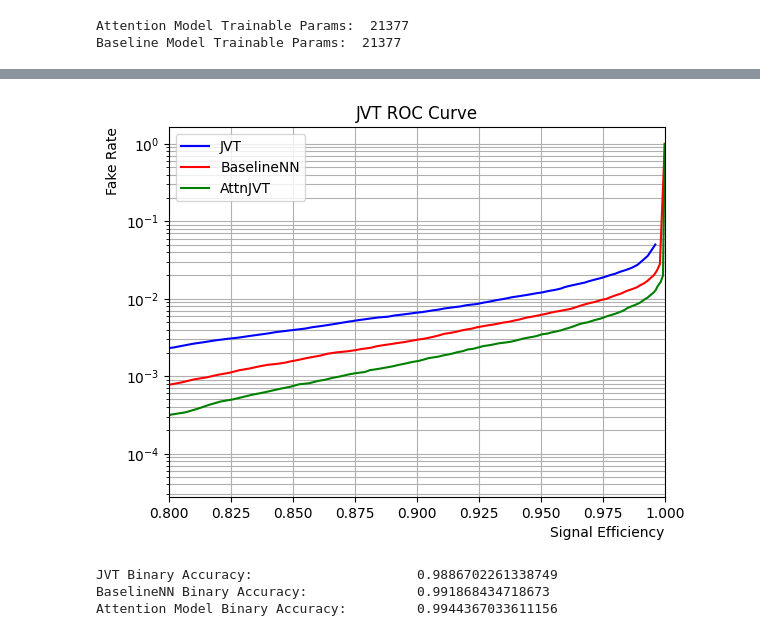
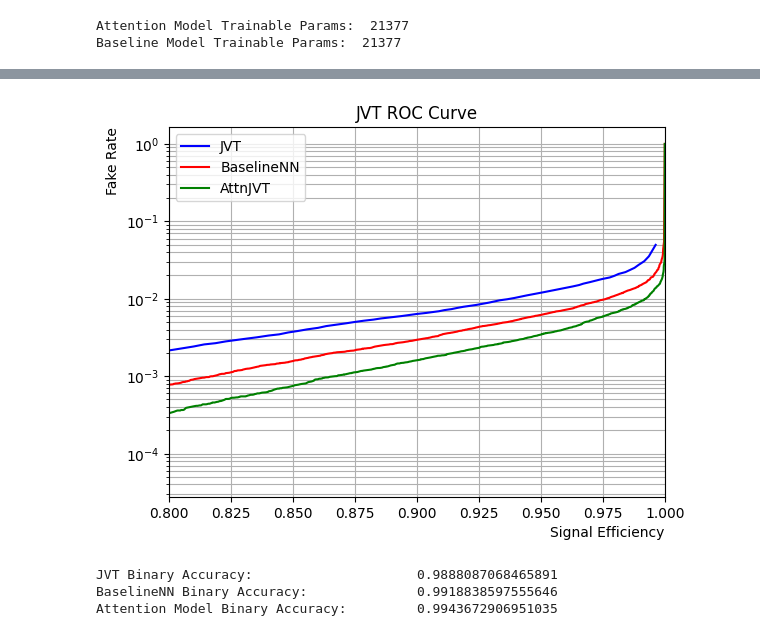
Before and after one commit to LukeV37/Pileup_Plotting, a Jupyter notebook: Fig5/JVT_Benchmark_mu200.ipynb, the cells around one changed output, grey strips where cells are left out. Saved outputs shown, nothing was run; the diff lists cells and outputs as text; code cells hidden in the pictures.

```diff
--- a/Fig5/JVT_Benchmark_mu200.ipynb
+++ b/Fig5/JVT_Benchmark_mu200.ipynb
@@ -409,7 +409,7 @@ def roc(y_true, y_pred):
     sig_eff = []
     fake_rate = []
 
-    thresholds = np.linspace(0,0.97,100)
+    thresholds = np.linspace(0,0.97,1000)
 
     for threshold in thresholds:
         sig_eff.append(((y_pred[sig] > threshold).sum() / y_true[sig].shape[0]))
@@ -430,37 +430,37 @@ for event in range(X_test.size(0)):
     y_pred_baseline.append(baseline(X_test[event].to(device)).detach().cpu().numpy())
     output, weight =model(X_test[event].to(device),return_weights=True)
     y_pred_attn.append(output.detach().cpu().numpy())
     weights.append(weight.detach().cpu().numpy())
     y_Test.append(y_test[event].detach().numpy())
 
 y_pred_baseline = np.array(ak.ravel(y_pred_baseline))
 y_pred_attn = np.array(ak.ravel(y_pred_attn))
 y_Test = np.array(ak.ravel(y_Test))
 
 x1,y1,th1 = roc(y_test_JVT,y_pred_JVT)
 x2,y2,th2 = roc(y_Test,y_pred_baseline)
 x3,y3,th3 = roc(y_Test,y_pred_attn)
 
 plt.title("JVT ROC Curve")
 plt.plot(x1,y1,color='b',label='JVT')
 plt.plot(x2,y2,color='r',label='BaselineNN')
 plt.plot(x3,y3,color='g',label='AttnJVT')
 
 plt.ylabel('Fake Rate',loc='top')
 plt.xlabel('Signal Efficiency',loc='right')
 plt.yscale('log')
 plt.legend(loc='upper left')
 plt.xlim([0.8, 1])
 plt.grid(which='both')
 plt.show()
 print("JVT Binary Accuracy: \t\t\t", accuracy_score(y_test_JVT, y_pred_JVT>threshold))
 print("BaselineNN Binary Accuracy: \t\t", accuracy_score(y_Test, y_pred_baseline>threshold))
 print("Attention Model Binary Accuracy: \t", accuracy_score(y_Test, y_pred_attn>threshold))
 # %% [output]
-[figure, old version]
+[figure, new version]
-JVT Binary Accuracy:                     0.9886702261338749
-BaselineNN Binary Accuracy:              0.991868434718673
-Attention Model Binary Accuracy:         0.9944367033611156
+JVT Binary Accuracy:                     0.9888087068465891
+BaselineNN Binary Accuracy:              0.9918838597555646
+Attention Model Binary Accuracy:         0.9943672906951035
 # %%
 torch.save(baseline, "BaselineNN_mu200.torch")
 torch.save(model, "AttnJVT_mu200.torch")
```
Also changed, not shown: parts of 5 cells of this notebook, 16 other files.
